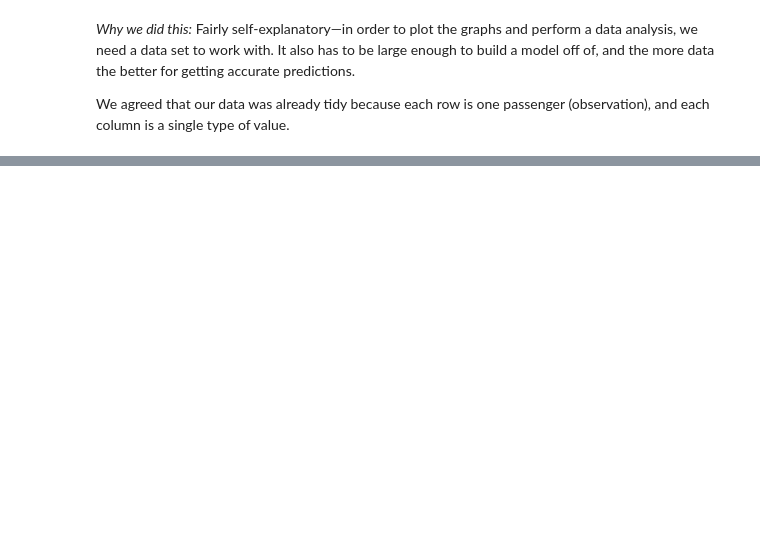
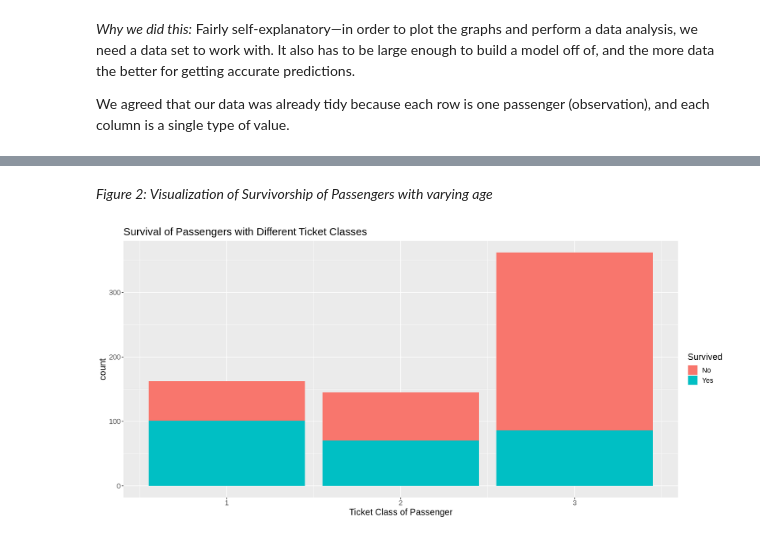
Before and after one commit to rpan01/DSCI-Group-Project, a Jupyter notebook: Titanic Data.ipynb, the cells around one changed output, grey strips where cells are left out. Drawn from its saved outputs; the diff is of its cells as text; code cells hidden in the pictures; blank space fills up the shorter version.

```diff
--- a/Titanic Data.ipynb
+++ b/Titanic Data.ipynb
@@ -170,0 +210,6 @@ Warning message:
+# %% [markdown]
+*Figure 2: Visualization of Survivorship of Passengers with varying age*
+# %%
+titanic_class_plot
+# %% [output]
+[figure, added]
```
Also changed, not shown: parts of 41 cells of this notebook.
